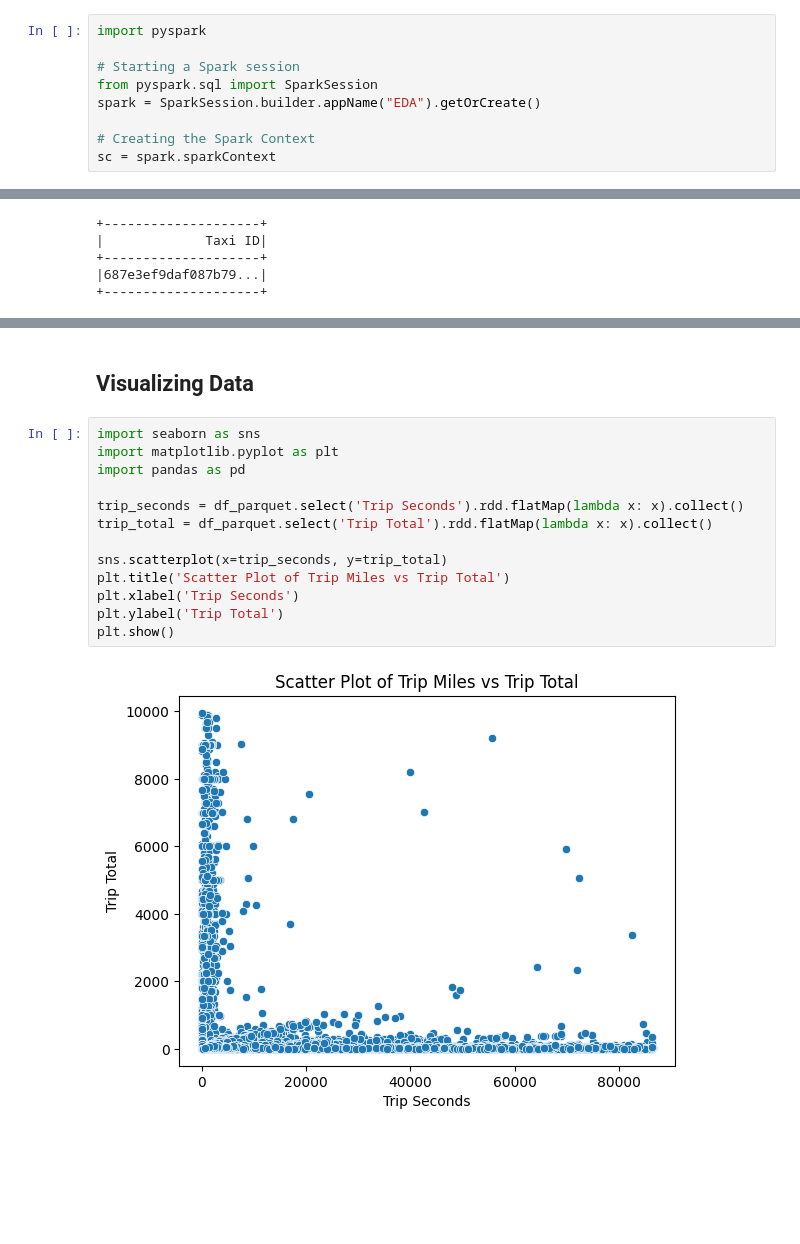
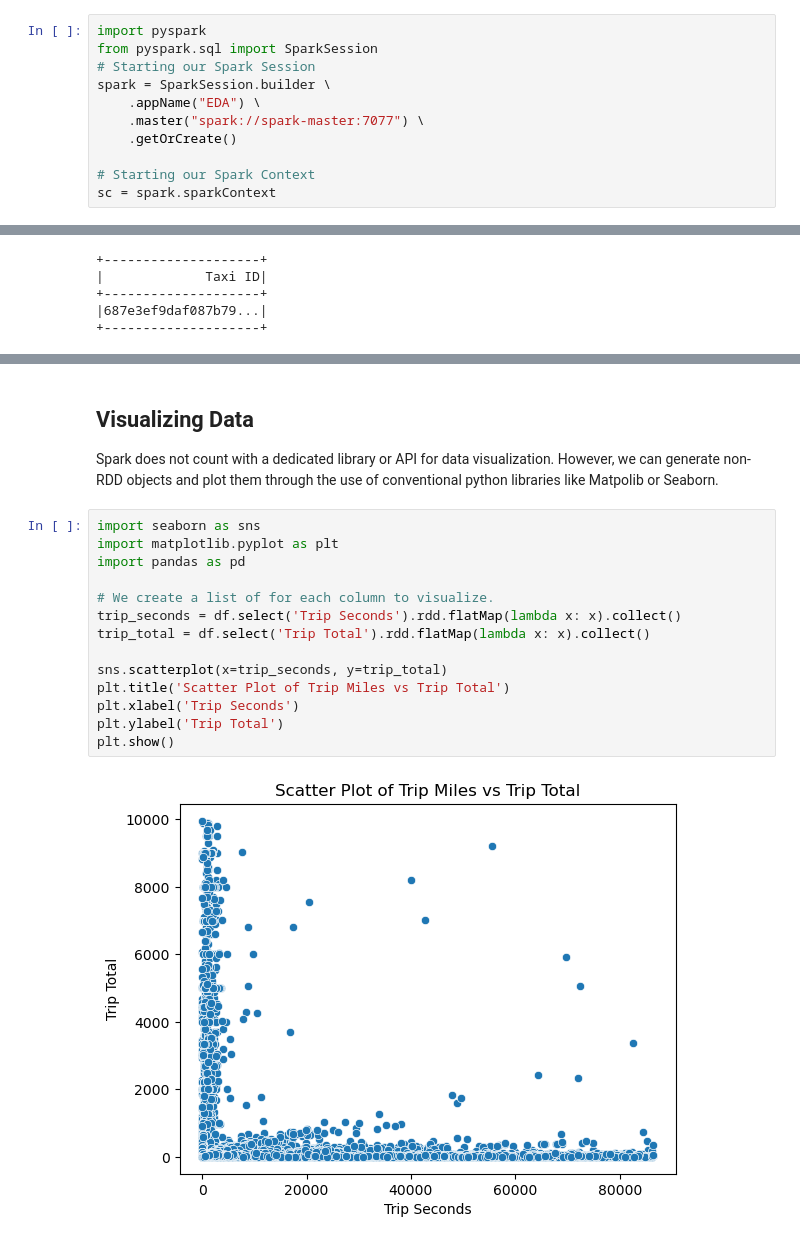
Before and after one commit to pramonettivega/spark_eda, a Jupyter notebook: Spark-EDA.ipynb, the cells around one changed output, grey strips where cells are left out. Cells and saved outputs as stored; diff of their text form; blank space fills up the shorter version.

```diff
--- a/Spark-EDA.ipynb
+++ b/Spark-EDA.ipynb
@@ -30,11 +30,13 @@ To start working, we are first going to import our main library and start our sp
 # %%
 import pyspark
+from pyspark.sql import SparkSession
+# Starting our Spark Session
+spark = SparkSession.builder \
+    .appName("EDA") \
+    .master("spark://spark-master:7077") \
+    .getOrCreate()
 
-# Starting a Spark session
-from pyspark.sql import SparkSession
-spark = SparkSession.builder.appName("EDA").getOrCreate()
-
-# Creating the Spark Context
+# Starting our Spark Context
 sc = spark.sparkContext
 # %% [markdown]
 ## RDD
@@ -343,21 +311,24 @@ spark.sql("""
 +--------------------+------------------+
 # %% [markdown]
 ## Visualizing Data
+
+Spark does not count with a dedicated library or API for data visualization. However, we can generate non-RDD objects and plot them through the use of conventional python libraries like Matpolib or Seaborn.
 # %%
 import seaborn as sns
 import matplotlib.pyplot as plt
 import pandas as pd
 
-trip_seconds = df_parquet.select('Trip Seconds').rdd.flatMap(lambda x: x).collect()
-trip_total = df_parquet.select('Trip Total').rdd.flatMap(lambda x: x).collect()
+# We create a list of for each column to visualize.
+trip_seconds = df.select('Trip Seconds').rdd.flatMap(lambda x: x).collect()
+trip_total = df.select('Trip Total').rdd.flatMap(lambda x: x).collect()
 
 sns.scatterplot(x=trip_seconds, y=trip_total)
 plt.title('Scatter Plot of Trip Miles vs Trip Total')
 plt.xlabel('Trip Seconds')
 plt.ylabel('Trip Total')
 plt.show()
 # %% [output]
-[figure, old version]
+[figure, new version]
 # %%
 pandas_df = spark.sql("""
     SELECT company, AVG(`Trip Miles`) as avg_trip
```
Also changed, not shown: parts of 59 cells of this notebook.
